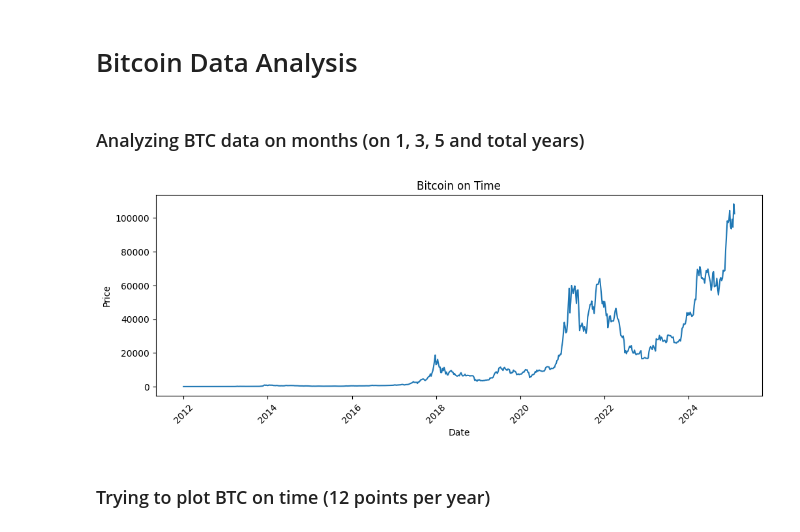
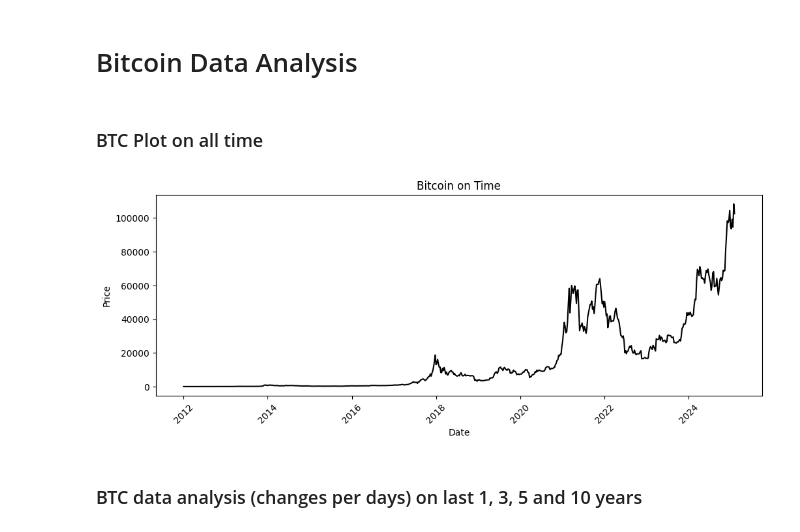
Before and after one commit to Far3000-YT/bitcoin-patterns-data-analysis, a Jupyter notebook: analysis.ipynb, the cells around one changed output. Drawn from its saved outputs; the diff is of its cells as text; code cells hidden in the pictures.

```diff
--- a/analysis.ipynb
+++ b/analysis.ipynb
@@ -9,21 +9,21 @@ df = pd.read_csv("btcdata.csv")
 df = df.dropna() #remove rows with no value
 df['Timestamp'] = pd.to_datetime(df['Timestamp'], unit='s')
 df = df.set_index('Timestamp')
+# %% [markdown]
+### BTC Plot on all time
+# %%
+#Data we want to show (here the average at every monthly close)
+#df_daily = df['Close'].resample('D').mean()
+
+#Here first value every week
+df_daily = df['Open'].resample('W').first()
+
+plt.figure(figsize=(12, 4))
+plt.plot(df_daily.index, df_daily.values, color="black")
+plt.title('Bitcoin on Time') ; plt.xlabel('Date') ; plt.ylabel('Price')
+plt.xticks(rotation=45) #to make the year text rotate a bit (more readable)
+plt.show()
+# %% [output]
+[figure, added]
 # %% [markdown]
-### Analyzing BTC data on months (on 1, 3, 5 and total years)
+### BTC data analysis (changes per days) on last 1, 3, 5 and 10 years
-# %%
-#Data we want to show (here the average at every monthly close)
-#df_daily = df['Close'].resample('D').mean()
-df_daily = df['Open'].resample('W').first()
-
-plt.figure(figsize=(12, 4))
-plt.plot(df_daily.index, df_daily.values)
-plt.title('Bitcoin on Time')
-plt.xlabel('Date')
-plt.ylabel('Price')
-plt.xticks(rotation=45) #to make the year text rotate a bit (more readable)
-plt.show()
-# %% [output]
-[figure, removed]
-# %% [markdown]
-### Trying to plot BTC on time (12 points per year)
```
Also changed, not shown: parts of 3 cells of this notebook.
